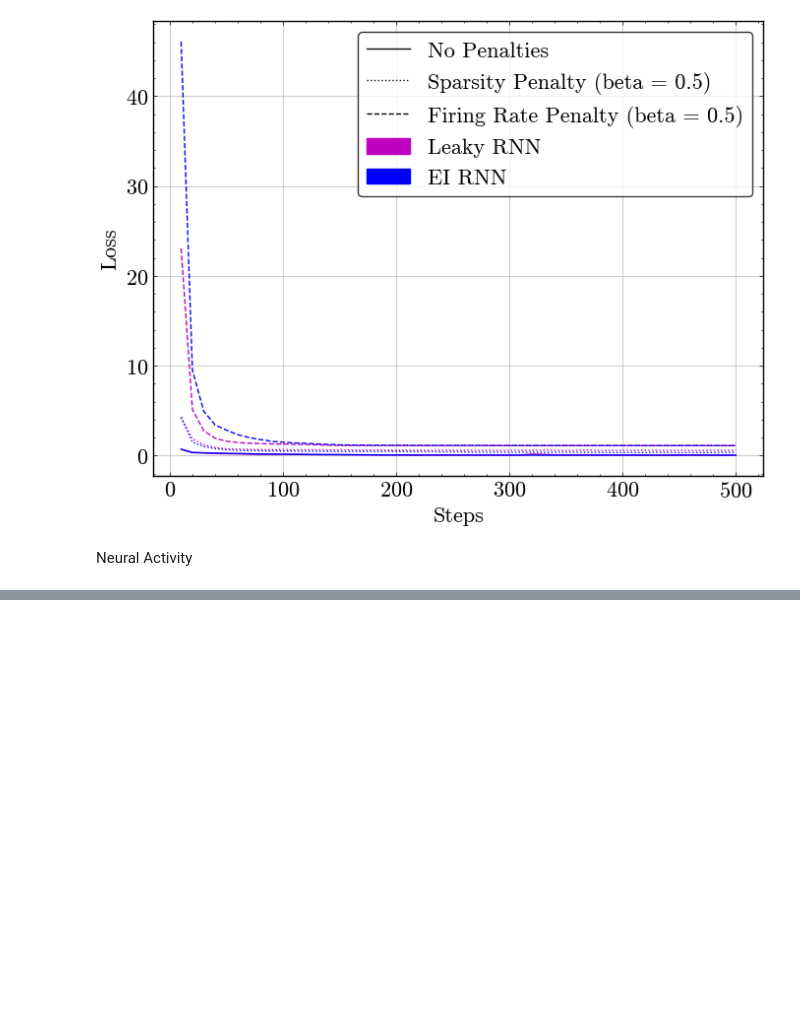
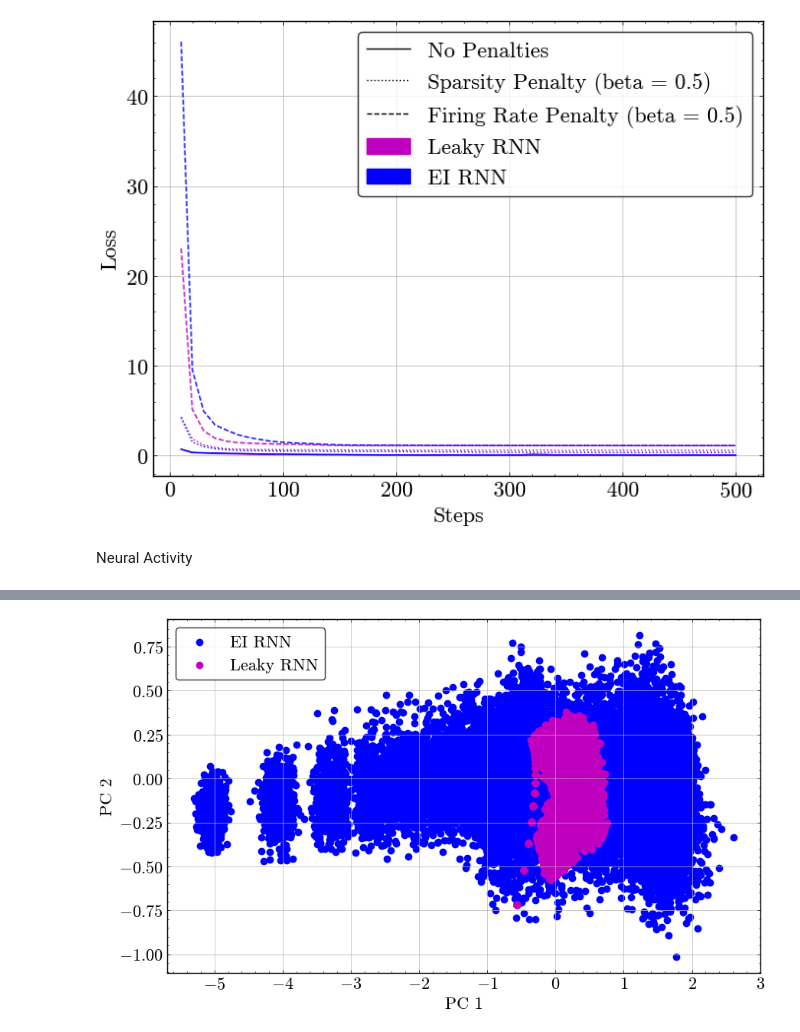
Before and after one commit to addaia/CognitiveAI, a Jupyter notebook: notebook.ipynb, the cells around one changed output, grey strips where cells are left out. Saved outputs shown, nothing was run; the diff lists cells and outputs as text; code cells hidden in the pictures; blank space fills up the shorter version.

Commit message:
PCA analysis of hidden unit

```diff
--- a/notebook.ipynb
+++ b/notebook.ipynb
@@ -793,0 +794,62 @@ plot_network_connectivity(net_m2_lfr, env)
+# %%
+def analyze_hidden_unit_activity_PCA(net, env, num_trial=500):
+    """
+    Analyze the hidden unit activity of a trained RNN model over multiple trials using PCA.
+
+    Args:
+    - net (torch.nn.Module): The trained neural network model.
+    - env (Environment): The environment used for training and testing.
+    - num_trial (int): The number of trials to run for activity recording.
+    - return_pca_data (bool): Whether to return PCA-transformed data.
+
+    Returns:
+    - reduced_activations (np.ndarray): PCA-reduced data (if return_pca_data=True).
+    """
+    # Reset the environment
+    env.reset(no_step=True)
+    env.timing.update({'fixation': ('constant', 500),
+                       'stimulus': ('constant', 500)})
+
+    # Initialize a dictionary to store hidden unit activity for each trial
+    activation_data = {}
+
+    # Run trials and collect activations - similar to what we did in lab 4
+    for i in range(num_trial):
+        env.new_trial()
+        ob, gt = env.ob, env.gt
+        inputs = torch.from_numpy(ob[:, np.newaxis, :]).type(torch.float)
+
+        # Get model output and hidden unit activity
+        action_pred, rnn_activity = net(inputs)
+
+        # Store the hidden unit activations (assuming rnn_activity has shape [time, batch_size, num_units])
+        rnn_activity = rnn_activity[:, 0, :].detach().numpy()  # Collect activity for the first batch
+        activation_data[i] = rnn_activity
+
+    # Prepare data for PCA
+    all_activations = np.concatenate(list(activation_data.values()), axis=0)
+
+    # Perform PCA
+    pca = PCA(n_components=2) # 2D PCA
+    reduced_activations = pca.fit_transform(all_activations)
+
+
+    return reduced_activations
+
+# Call the function for each network and collect PCA results
+pca_m1 = analyze_hidden_unit_activity_PCA(net_m1_lfr, env)
+pca_m2 = analyze_hidden_unit_activity_PCA(net_m2_lfr, env)
+
+# Plot all PCA results on the same graph
+plt.figure(figsize=(10, 6))
+plt.scatter(pca_m2[:, 0], pca_m2[:, 1], label='EI RNN', color='b')
+plt.scatter(pca_m1[:, 0], pca_m1[:, 1], label='Leaky RNN', color='m')
+
+
+# Add plot title and labels
+plt.xlabel("PC 1")
+plt.ylabel("PC 2")
+plt.legend()
+plt.show()
+# %% [output]
+[figure, added]
```
Also changed, not shown: parts of 3 cells of this notebook.
